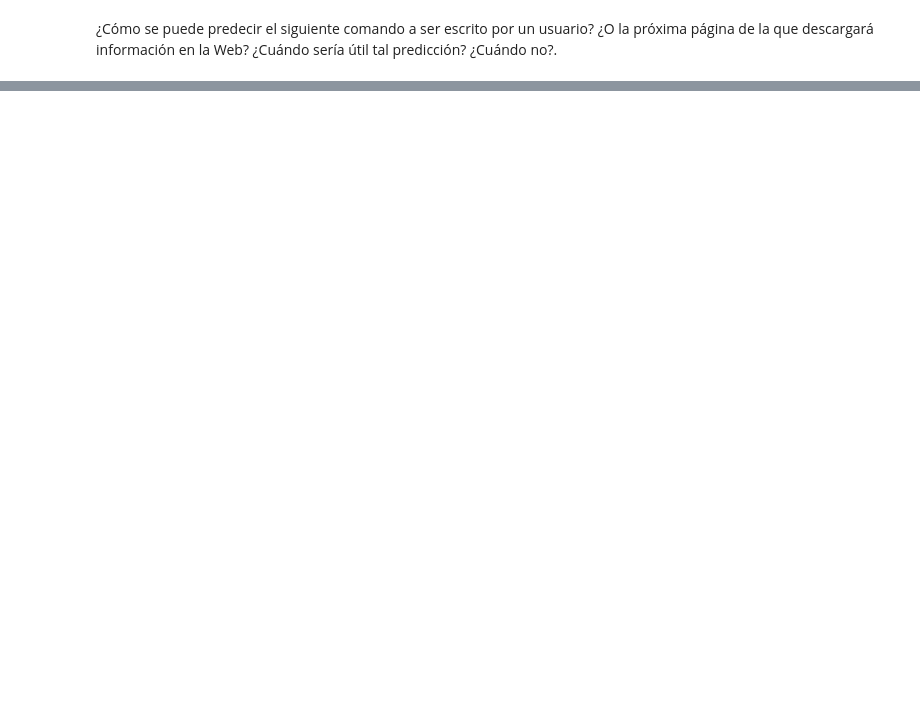
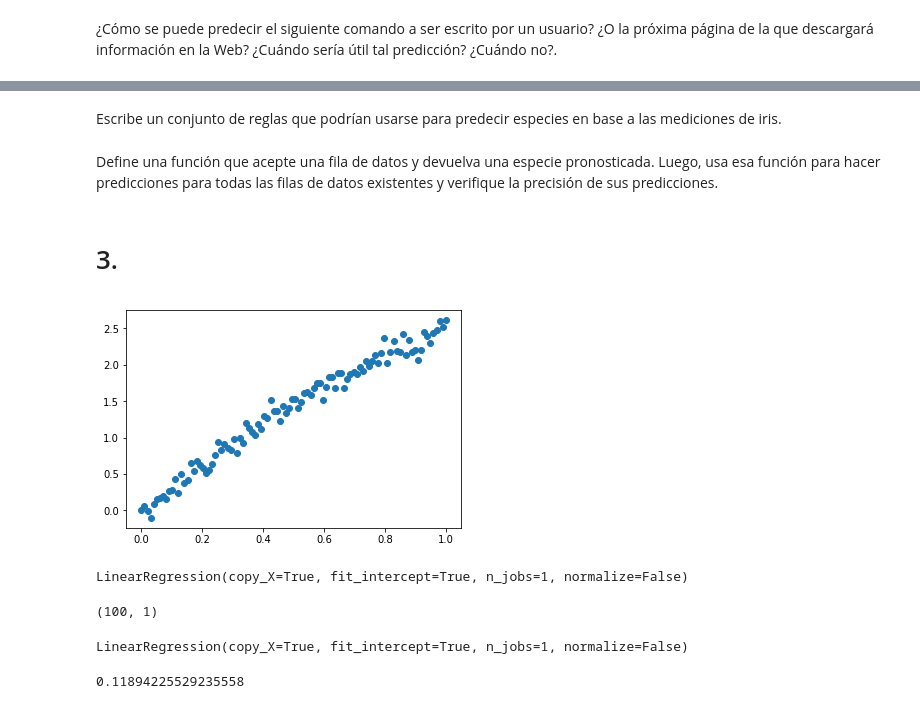
Before and after one commit to Zavaleta-Bueno/Curso-CM072, a Jupyter notebook: Tareas/Tarea1-8septiembre/Tarea1-11septiembre.ipynb, the cells around one changed output, grey strips where cells are left out. Cells and saved outputs as stored; diff of their text form; code cells hidden in the pictures; blank space fills up the shorter version.

```diff
--- a/Tareas/Tarea1-8septiembre/Tarea1-11septiembre.ipynb
+++ b/Tareas/Tarea1-8septiembre/Tarea1-11septiembre.ipynb
@@ -14,0 +74,2 @@ Con el registro de busquedas en la actual sesion del usuario, donde la prediccio
+# %% [markdown]
+Escribe un conjunto de reglas que podrían usarse para predecir especies en base a las mediciones de iris.
@@ -14,0 +85,2 @@ Con el registro de busquedas en la actual sesion del usuario, donde la prediccio
+# %% [markdown]
+Define una función que acepte una fila de datos y devuelva una especie pronosticada. Luego, usa esa función para hacer predicciones para todas las filas de datos existentes y verifique la precisión de sus predicciones.
@@ -14,0 +93,10 @@ Con el registro de busquedas en la actual sesion del usuario, donde la prediccio
+# %% [markdown]
+# 3.
+# %%
+# Recolectamos datos artificiales
+n = 100
+x = np.linspace(0, 1, n)
+y = np.sin(x)*3 + np.random.normal(0, 0.1, n)
+plt.plot(x, y, 'o');
+# %% [output]
+[figure, added]
@@ -14,0 +106,21 @@ Con el registro de busquedas en la actual sesion del usuario, donde la prediccio
+# %%
+modelo = LinearRegression(fit_intercept=True)
+modelo
+# %% [output]
+LinearRegression(copy_X=True, fit_intercept=True, n_jobs=1, normalize=False)
+# %%
+#Ordenando datos en matriz de caracteristicas y vector objetivo
+
+X = x[:,np.newaxis]
+X.shape
+# %% [output]
+(100, 1)
+# %%
+# Ajuste el modelo a nuestros datos
+modelo.fit(X,y)
+# %% [output]
+LinearRegression(copy_X=True, fit_intercept=True, n_jobs=1, normalize=False)
+# %%
+modelo.intercept_
+# %% [output]
+0.11894225529235558
```
Also changed, not shown: parts of 42 cells of this notebook, 1 other file.
